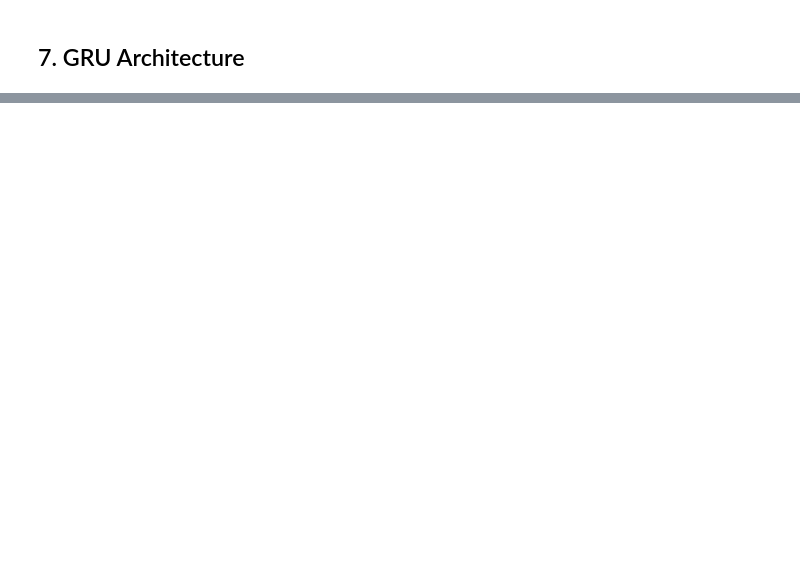
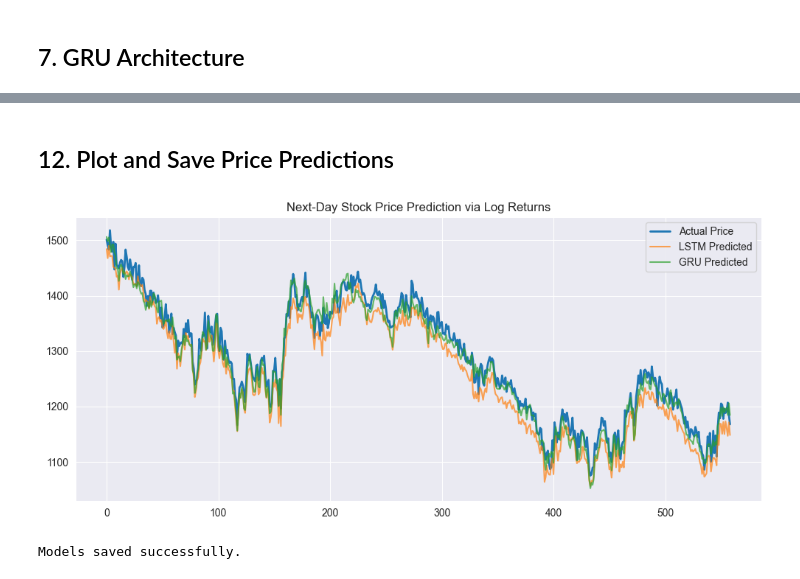
Before and after one commit to kinjal-mitra/stock-price-prediction-ff, a Jupyter notebook: notebooks/4.TraningModel.ipynb, the cells around one changed output, grey strips where cells are left out. Cells and saved outputs as stored; diff of their text form; code cells hidden in the pictures; blank space fills up the shorter version.

Commit message:
Change to LSTM & GRU models

```diff
--- a/notebooks/4.TraningModel.ipynb
+++ b/notebooks/4.TraningModel.ipynb
@@ -612,0 +221,3 @@ Directional Accuracy: 54.46%
+# %%
+price_df = pd.read_csv(DATA_RAW_DIR / "StockPrice.csv")
+prices = price_df["Price"].values
@@ -612,0 +226,5 @@ Directional Accuracy: 54.46%
+# %%
+SEQ_LEN = X_train.shape[1]
+start_idx = len(prices) - len(y_test_true) - 1
+
+last_prices = prices[start_idx : start_idx + len(y_test_true)]
@@ -612,0 +233,7 @@ Directional Accuracy: 54.46%
+# %%
+def reconstruct_prices(last_prices, log_returns):
+    return last_prices * np.exp(log_returns)
+# %%
+lstm_price_preds = reconstruct_prices(last_prices, lstm_preds)
+gru_price_preds = reconstruct_prices(last_prices, gru_preds)
+actual_prices = reconstruct_prices(last_prices, y_test_true)
@@ -612,0 +269,19 @@ Directional Accuracy: 54.46%
+# %% [markdown]
+## 12. Plot and Save Price Predictions
+# %%
+plt.figure(figsize=(12, 5))
+plt.plot(actual_prices, label="Actual Price", linewidth=2)
+plt.plot(lstm_price_preds, label="LSTM Predicted", alpha=0.7)
+plt.plot(gru_price_preds, label="GRU Predicted", alpha=0.7)
+plt.legend()
+plt.title("Next-Day Stock Price Prediction via Log Returns")
+plt.show()
+# %% [output]
+[figure, added]
+# %%
+torch.save(lstm_model.state_dict(), MODELS_DIR / "lstm_model.pt")
+torch.save(gru_model.state_dict(), MODELS_DIR / "gru_model.pt")
+
+print("Models saved successfully.")
+# %% [output]
+Models saved successfully.
```
Also changed, not shown: parts of 62 cells of this notebook, 38 other files.
